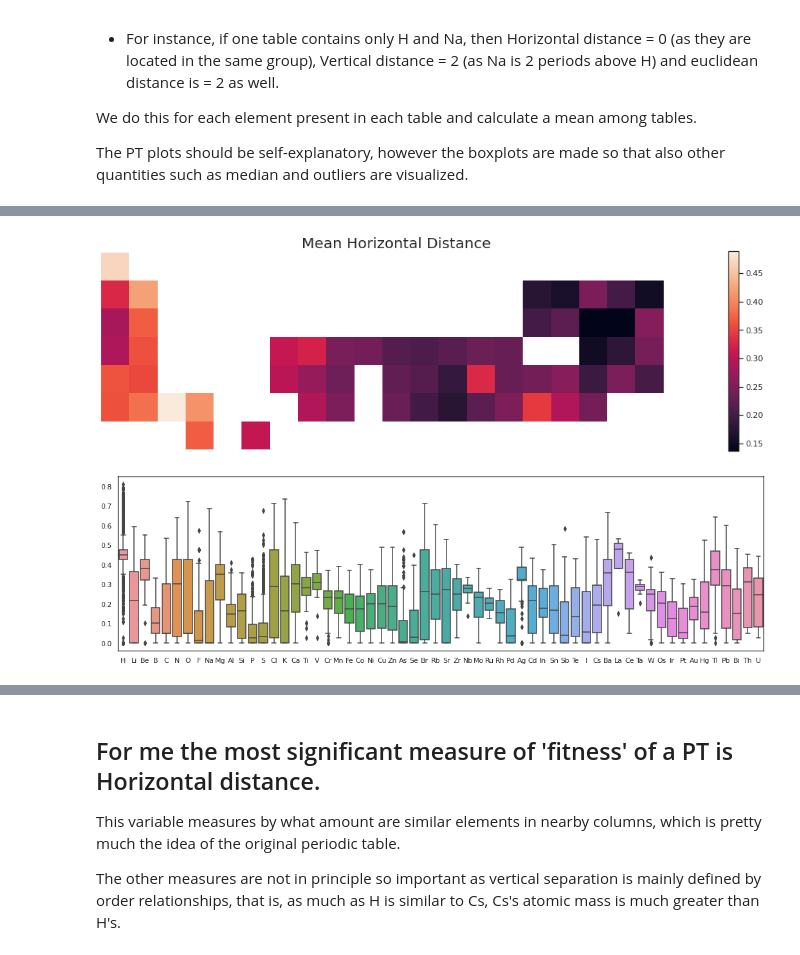
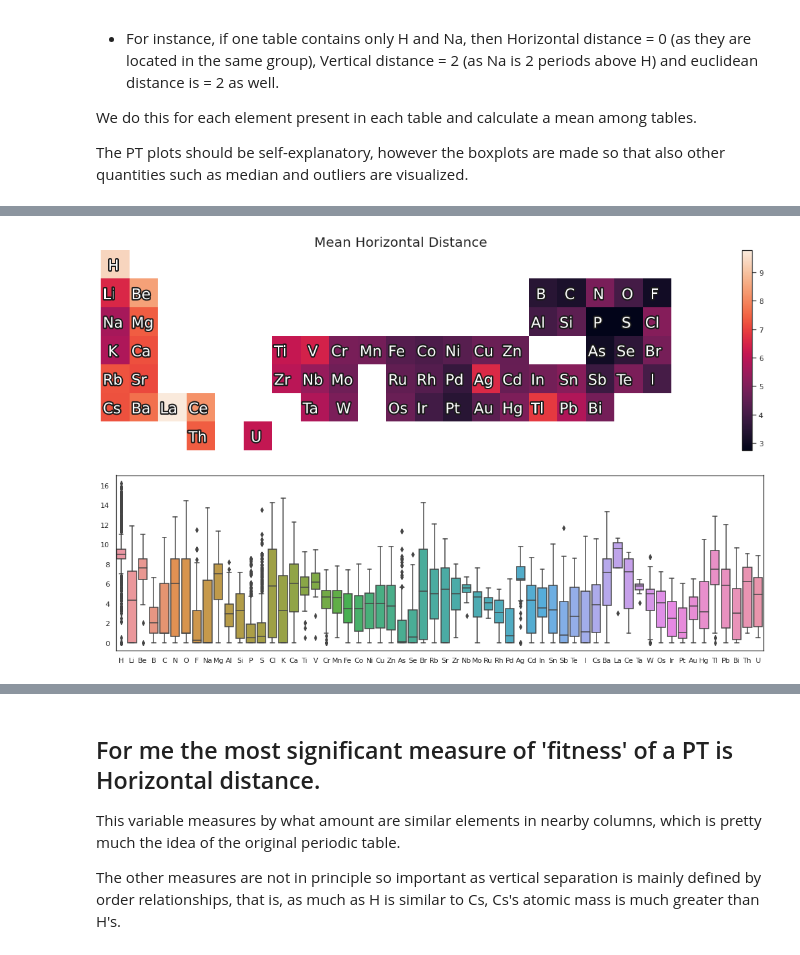
Before and after one commit to doncamilom/1868_SubstancesStudy, a Jupyter notebook: Analysis.ipynb, the cells around one changed output, grey strips where cells are left out. Drawn from its saved outputs; the diff is of its cells as text; code cells hidden in the pictures.

```diff
--- a/Analysis.ipynb
+++ b/Analysis.ipynb
@@ -120,0 +223,29 @@ plt.tight_layout()
+# %%
+c1 = 6  # Remove from columns 6 to 17
+c2 = 17
+
+a1 = t[:,:,:c1]
+a2 = t[:,:,c2:]
+a = np.concatenate([a1,a2],axis=2)
+
+# Redefine PT to account for this change
+rTP = {}
+for i in TP.keys():
+    crds = TP[i]
+    # If column index is changed(after c1 all is changed), then substract diff to account for this
+    if crds[1] >= c2:  rTP[i] = (crds[0],crds[1] - (c2-c1))
+    # If element was removed (bc didn't exist) then don't add it to new PT
+    elif crds[1] >=c1: pass
+    else:              rTP[i] = crds
+
+N = 3
+fig = plt.figure(figsize=(15,1.4*N))
+for i in range(4*N):
+    ax = fig.add_subplot(N,4,i+1)
+    ax.set_title(getFormula(r[i],elemList))
+    ax.imshow(a[i])
+    putLabelsInTables(a[i],ax,fs=8,pt=rTP)
+    ax.axis('off')
+plt.tight_layout()
+
+plt.savefig('/home/andres/Schreibtisch/GR/work/inf/tables.png',dpi=300,bbox_inches='tight')
@@ -136,7 +269,7 @@ def meanDist(dt):
             for i in range(xs.shape[0]):   #Loop through all other elements
 
                 Vert[exam,ey,ex] += abs(ey - ys[i]) /6  #Calc vert distance
-                Horiz[exam,ey,ex] += abs(ex - xs[i])/20  #Calc horiz distance
+                Horiz[exam,ey,ex] += abs(ex - xs[i])#/20  #Calc horiz distance
                 Euclid[exam,ey,ex] += np.sqrt(((ey - ys[i])/6)**2 + ((ex - xs[i])/20)**2)   #Calc euclid distance
 
                 norm[exam,ey,ex] += 1
@@ -146,7 +279,6 @@ def meanDist(dt):
         Horiz /= norm
         Euclid /= norm
     return Vert,Horiz,Euclid,norm
-
 
 def makeBoxPlot(dt,TP):
     """ Use redefined PT, so that it matches with dt dimensions"""
@@ -165,15 +297,19 @@ def makeBoxPlot(dt,TP):
     sns.boxplot(data=dt,ax=ax)#,saturation=1,fliersize=4)
     plt.show()
 
-def makeTPPlot(dt,norm,title="Mean Euclidean Distance"):
+def makeTPPlot(dt,norm,title="Mean Euclidean Distance",save=False,elementLabels=False,fs=22):
     with np.errstate(invalid='ignore'):
         dt = np.nan_to_num(dt*norm).sum(axis=0)/norm.sum(axis=0)
     fig,ax = plt.subplots(figsize=(18,5))
-    ax.set_title(title,fontsize=20)
+    if title:     ax.set_title(title,fontsize=20)
     mapable = ax.imshow(dt)
     fig.colorbar(mapable)
 
+    putLabelsInTables(~np.isnan(dt),ax,fs=fs,pt=rTP,pathEffects=True)
+
+    plt.tight_layout()
     ax.axis('off')
+    if save:    plt.savefig(save,dpi=300,bbox_inches='tight')
     plt.show()
 # %%
 #%%timeit -n 10
@@ -200,9 +335,11 @@ makeBoxPlot(eucl,rTP)
 # %%
-makeTPPlot(horiz,norm,title="Mean Horizontal Distance")
+makeTPPlot(horiz,norm,title="Mean Horizontal Distance",
+           save='/home/andres/Schreibtisch/GR/work/inf/meanHND.png')
+
 makeBoxPlot(horiz,rTP)
 # %% [output]
-[figure, old version]
+[figure, new version]
-[figure, old version]
+[figure, new version]
 # %%
 makeTPPlot(vert,norm,title="Mean Vertical Distance")
 makeBoxPlot(vert,rTP)
```
Also changed, not shown: parts of 20 cells of this notebook, 21 other files.
